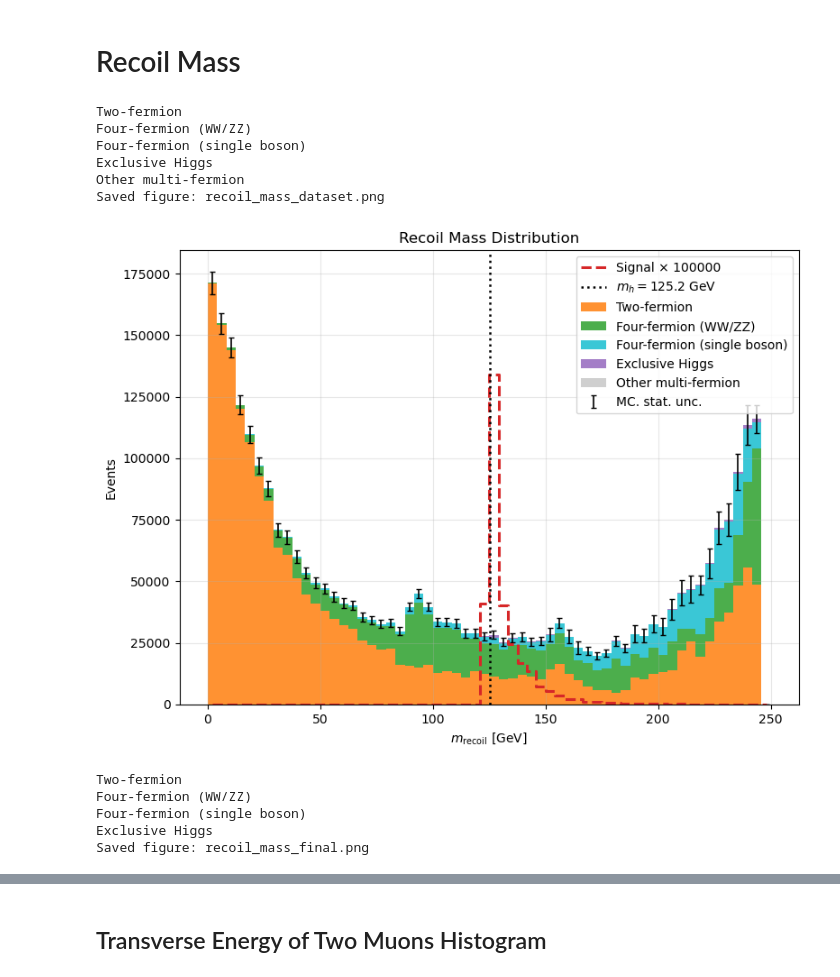
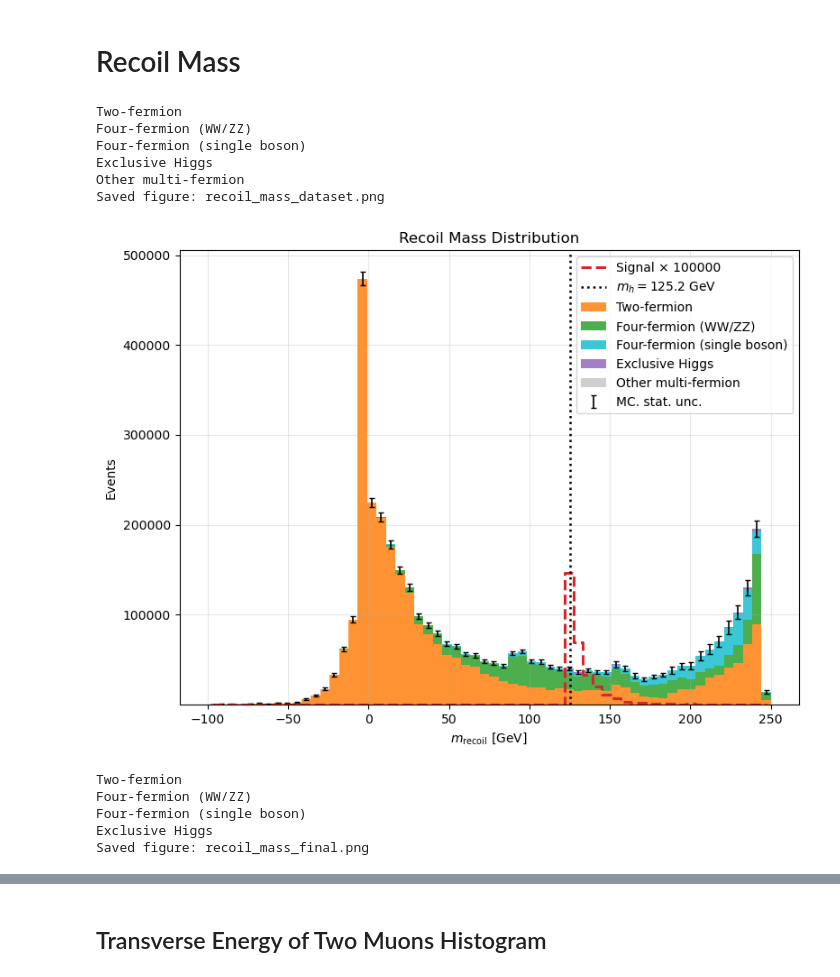
Before and after one commit to mazeeqe/tomaz-example, a Jupyter notebook: data/histogram.ipynb, the cells around one changed output, grey strips where cells are left out. Drawn from its saved outputs; the diff is of its cells as text; code cells hidden in the pictures.

```diff
--- a/data/histogram.ipynb
+++ b/data/histogram.ipynb
@@ -1450,7 +1450,6 @@ def apply_multiplicity_cuts(df):
     df_cut = df.copy()
 
     df_cut = df_cut[df_cut["nCharged"] <= 4]
-    df_cut = df_cut[df_cut["totalCharge"] == 0]
 
     return df_cut.copy()
 
@@ -1473,10 +1472,9 @@ def cut_missing_energy(df, thr=40):
 cuts = [
     ("All events", cut_all),
     ("Multiplicity", apply_multiplicity_cuts),
-    (r"Muon pair $p_{T}$", cut_lepton_pt),
+    (r"Muon $p_{T}>10$", cut_lepton_pt),
     ("Missing energy", cut_missing_energy),
     ("Transverse Momentum", cut_p_T),
-    #("Missing Transverse Momentum", cut_missing_pt),
     (r"$Z$ mass window", cut_z_mass),
     ("Higgs recoil window", cut_higgs_window),
 
@@ -2496,36 +2569,36 @@ plot_weighted_histogram_with_signal(
     dataset_df,
     variable="recoilMass",
     bins=60,
-    range=(0, 250),
+    range=(-100, 250),
     signal_scale=sig_max,
     vline=h_mass,
     vlabel=rf"$m_h = {h_mass}$ GeV",
     title=r"Recoil Mass Distribution",
     xlabel=r"$m_{\mathrm{recoil}}$ [GeV]",
     save_path="recoil_mass_dataset.png"
 )
 plot_weighted_histogram_with_signal(
     final_df,
     variable="recoilMass",
     bins=60,
     range=(120, 130),
     signal_scale=sig_min,
     vline=h_mass,
     vlabel=rf"$m_h = {h_mass}$ GeV",
     title=r"Recoil Mass Distribution After Cuts",
     xlabel=r"$m_{\mathrm{recoil}}$ [GeV]",
     save_path="recoil_mass_final.png"
 )
 #(0, 250)
 #(120, 130)
 # %% [output]
 Two-fermion
 Four-fermion (WW/ZZ)
 Four-fermion (single boson)
 Exclusive Higgs
 Other multi-fermion
 Saved figure: recoil_mass_dataset.png
-[figure, old version]
+[figure, new version]
 Two-fermion
 Four-fermion (WW/ZZ)
 Four-fermion (single boson)
```
Also changed, not shown: parts of 24 cells of this notebook, 18 other files.
